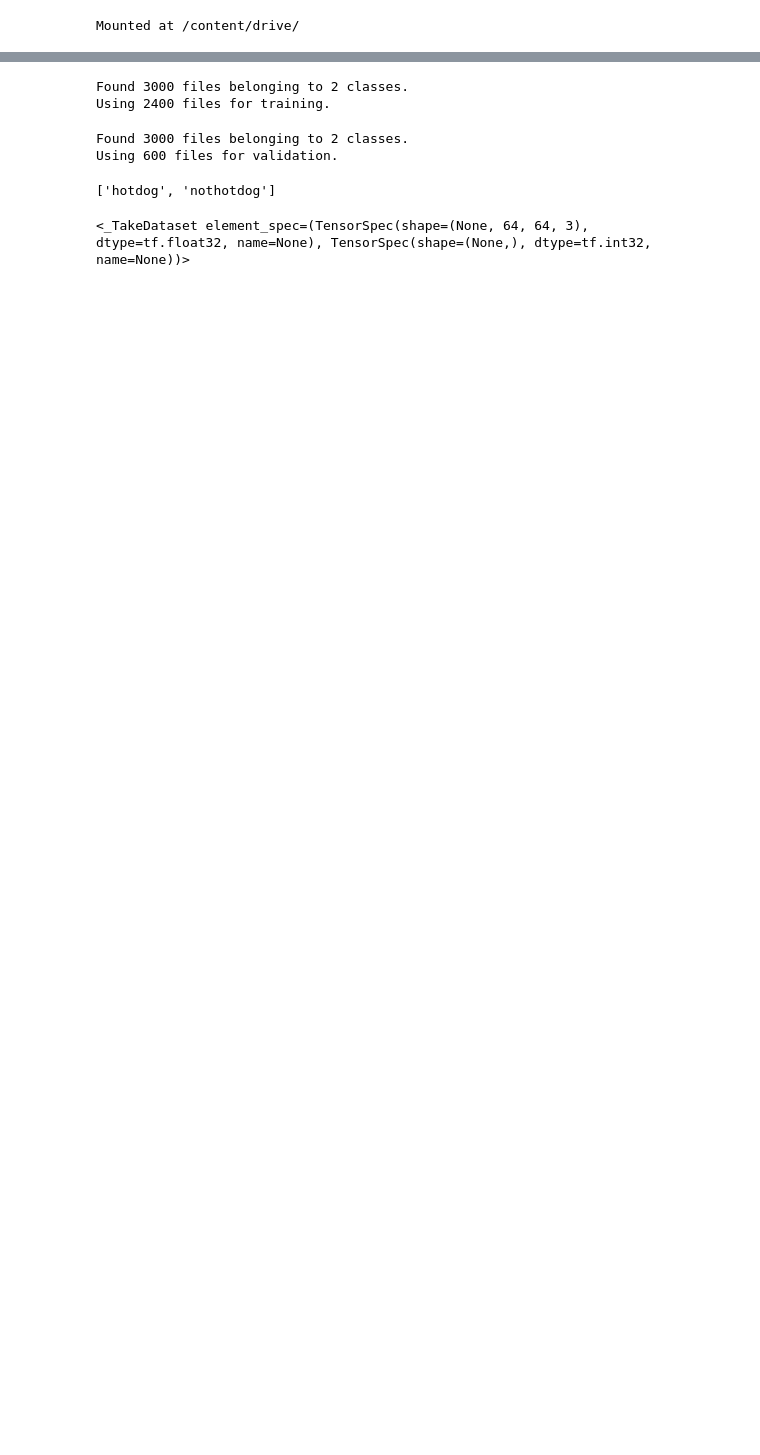
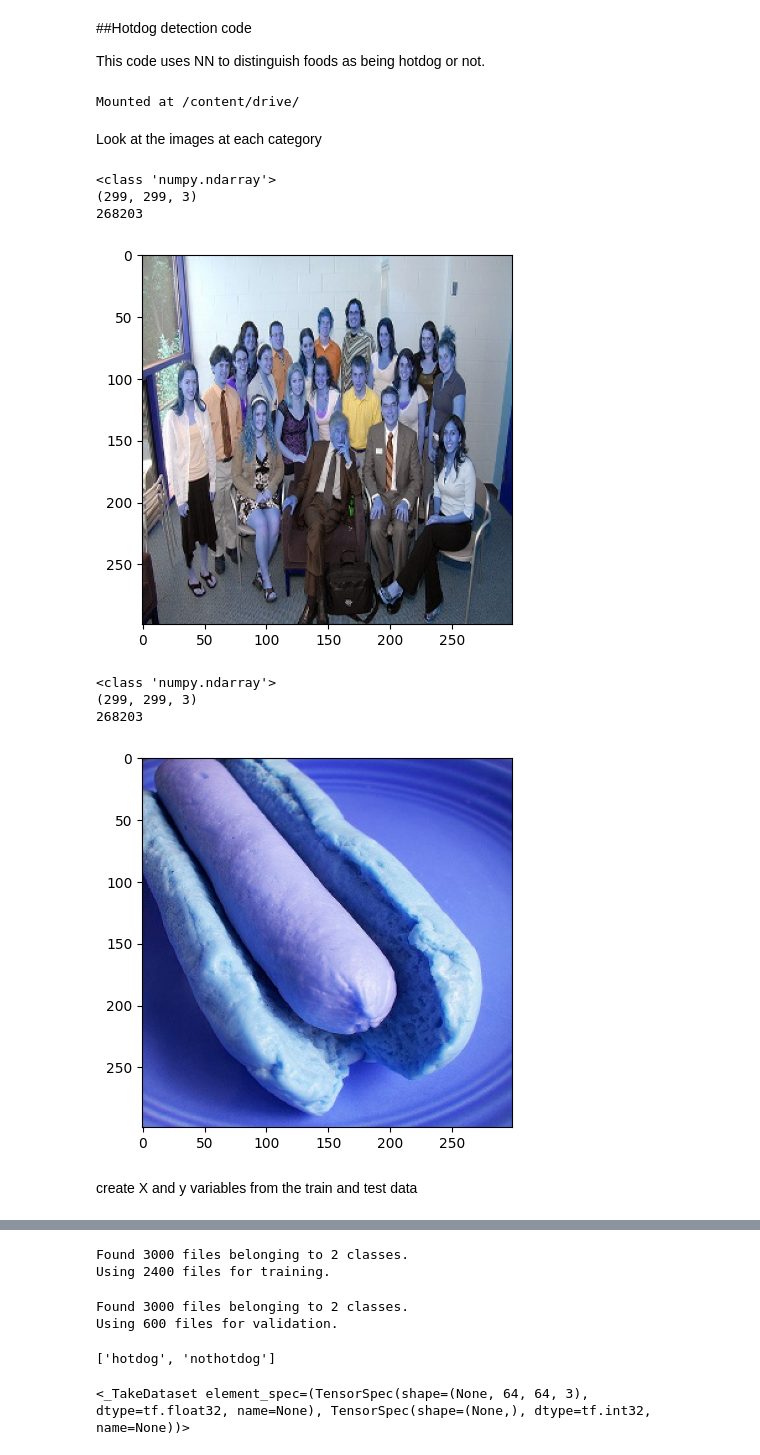
Before and after one commit to malfii/imageclassification_hotdog, a Jupyter notebook: code/image_classification_hd.ipynb, the cells around one changed output, grey strips where cells are left out. Saved outputs shown, nothing was run; the diff lists cells and outputs as text; code cells hidden in the pictures; blank space fills up the shorter version.

```diff
--- a/code/image_classification_hd.ipynb
+++ b/code/image_classification_hd.ipynb
@@ -1,3 +1,7 @@
+# %% [markdown]
+##Hotdog detection code
+
+This code uses NN to distinguish foods as being hotdog or not.
 # %%
 import pandas as pd
 import numpy as np
@@ -15,3 +22,31 @@ from google.colab import drive
 drive.mount('/content/drive/', force_remount=True)
 # %% [output]
 Mounted at /content/drive/
+# %%
+train_datadir = '/content/drive/MyDrive/hotdog-nothotdog/train/'
+test_datadir = '/content/drive/MyDrive/hotdog-nothotdog/test/'
+categories = ['nothotdog', 'hotdog' ]
+# %% [markdown]
+Look at the images at each category
+# %%
+for category in categories:
+    path = os.path.join(train_datadir, category)
+    for img in os.listdir(path):
+        img_array = cv2.imread(os.path.join(path,img))
+        print(type(img_array))
+        print(img_array.shape)
+        print(img_array.size)
+        plt.imshow(img_array)
+        plt.show()
+        break
+# %% [output]
+<class 'numpy.ndarray'>
+(299, 299, 3)
+268203
+[figure, added]
+<class 'numpy.ndarray'>
+(299, 299, 3)
+268203
+[figure, added]
+# %% [markdown]
+create X and y variables from the train and test data
```
Also changed, not shown: parts of 11 cells of this notebook.
